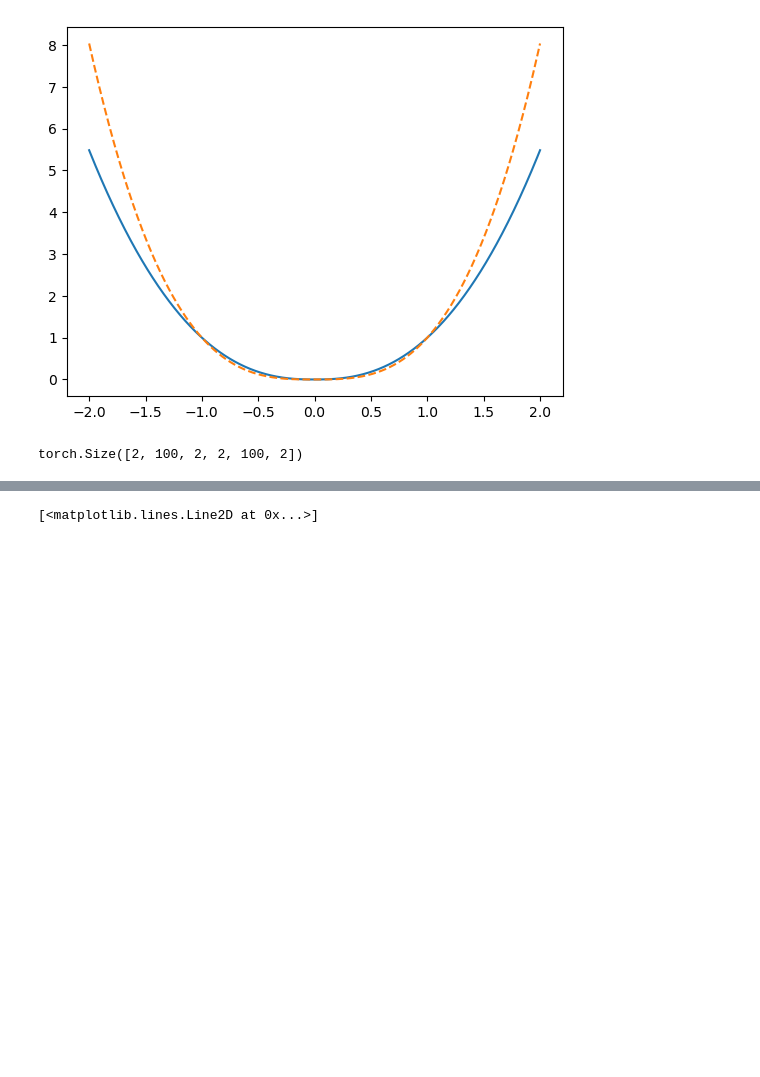
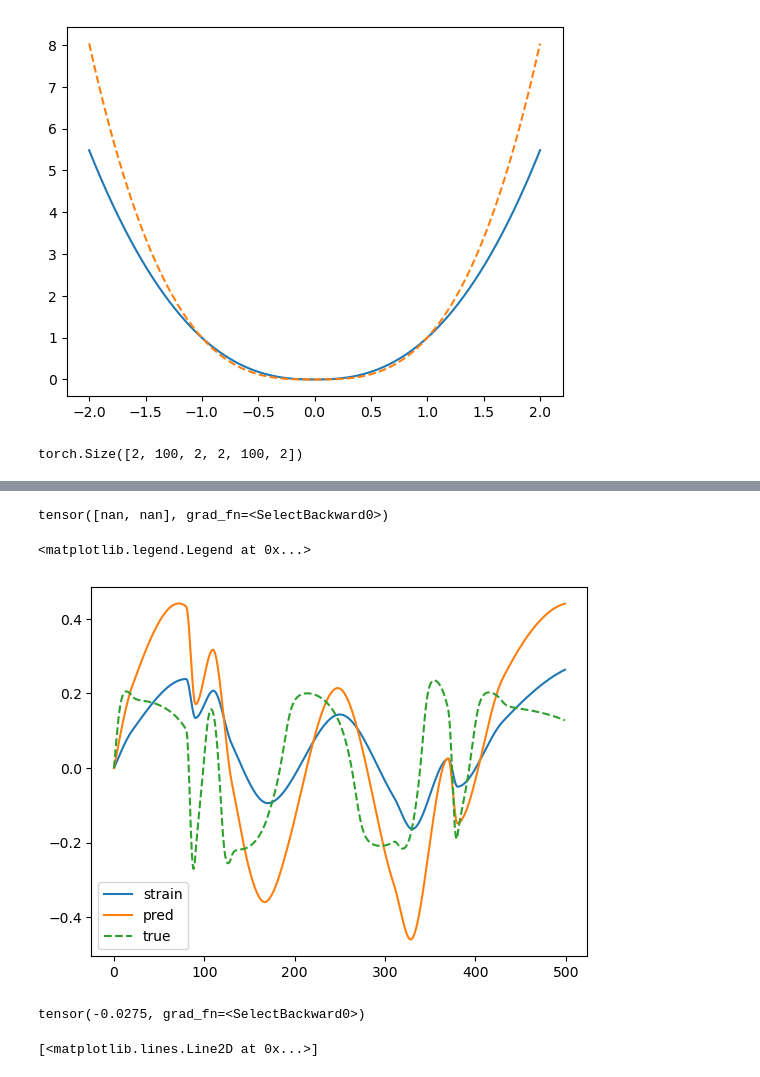
Before and after one commit to m-raj/microstructure-dependent-material-model, a Jupyter notebook: evp.ipynb, the cells around one changed output, grey strips where cells are left out. Saved outputs shown, nothing was run; the diff lists cells and outputs as text; code cells hidden in the pictures; blank space fills up the shorter version.

```diff
--- a/evp.ipynb
+++ b/evp.ipynb
@@ -234,3 +308,22 @@ tensor(1.1822, requires_grad=True) tensor(-0.0024)
+# %%
+mm.microstructure_encoder(E, Y, n, edot_0)[1][0]
+# %% [output]
+tensor([nan, nan], grad_fn=<SelectBackward0>)
+# %%
+i = 19
+plt.plot(e[i].detach().numpy(), label='strain')
+plt.plot(y_pred.detach().numpy()[i], label='pred')
+plt.plot(y.detach().numpy()[i], '--', label='true')
+plt.legend()
+# %% [output]
+<matplotlib.legend.Legend at 0x...>
+[figure, added]
+# %%
+a = torch.randn(10, requires_grad=True)
+a
+a[-1]
+# %% [output]
+tensor(-0.0275, grad_fn=<SelectBackward0>)
 # %%
 plt.plot(y_pred[0].detach().numpy(), label='pred')
 plt.plot(y[0].detach().numpy(), '--', label='true')
```
Also changed, not shown: parts of 16 cells of this notebook, 2 other files.
